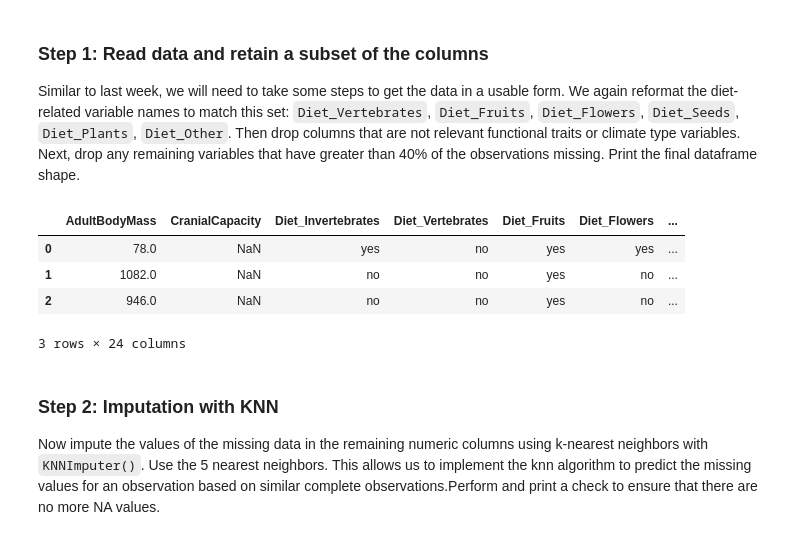
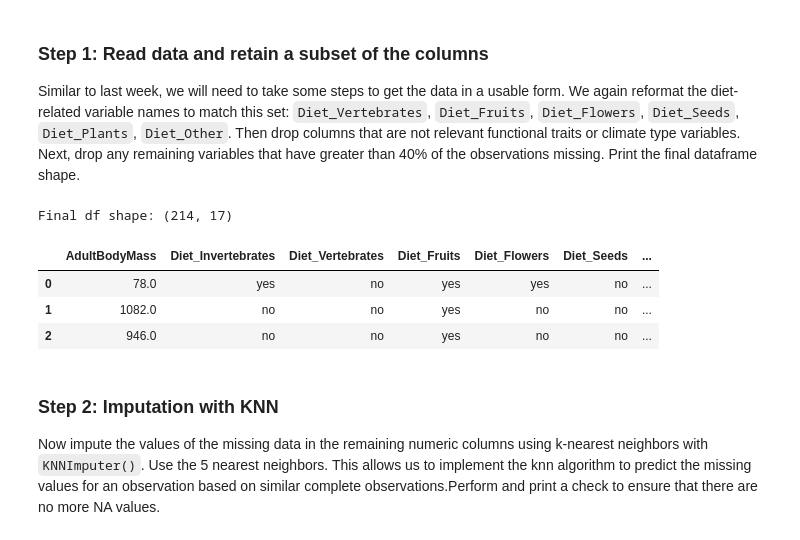
Before and after one commit to jorb1/EDS232-labs, a Jupyter notebook: week6/lab6-mammal-traits.ipynb, the cells around one changed output. Saved outputs shown, nothing was run; the diff lists cells and outputs as text; code cells hidden in the pictures.

```diff
--- a/week6/lab6-mammal-traits.ipynb
+++ b/week6/lab6-mammal-traits.ipynb
@@ -24,27 +26,28 @@ Similar to last week, we will need to take some steps to get the data in a usabl
 # %%
 dat = pd.read_csv("/courses/EDS232/Data/MamTraitData.csv", encoding="ISO-8859-1").rename(columns={
     'Diet: invertebrates': 'Diet_Invertebrates',
     'Diet: vertebrates': 'Diet_Vertebrates',
     'Diet: fruits': 'Diet_Fruits',
     'Diet: flower/nectar/pollen/gums': 'Diet_Flowers',
     'Diet: seeds': 'Diet_Seeds',
     'Diet: other plant materials': 'Diet_Plants',
     'Diet: scavenge; garbage; carrion; carcasses': 'Diet_Other'
 })
 
+# Drop variables that have greater that 40% observations missing
+dat = dat.dropna(thresh = len(dat)*0.6, axis = 1)
 
+# Print the final df shape
+print(f"Final df shape: {dat.shape}")
+
+# Show the head of the df
 dat.head(3)
-
-
-
-
-#print(f"Final DataFrame shape: ")
 # %% [output]
+Final df shape: (214, 17)
-|  | AdultBodyMass | CranialCapacity | Diet_Invertebrates | Diet_Vertebrates | Diet_Fruits | Diet_Flowers | ... |
-| 0 | 78.0 | NaN | yes | no | yes | yes | ... |
-| 1 | 1082.0 | NaN | no | no | yes | no | ... |
-| 2 | 946.0 | NaN | no | no | yes | no | ... |
+|  | AdultBodyMass | Diet_Invertebrates | Diet_Vertebrates | Diet_Fruits | Diet_Flowers | Diet_Seeds | ... |
+| 0 | 78.0 | yes | no | yes | yes | no | ... |
+| 1 | 1082.0 | no | no | yes | no | no | ... |
+| 2 | 946.0 | no | no | yes | no | no | ... |
-3 rows × 24 columns
 # %% [markdown]
 ### Step 2: Imputation with KNN
 Now impute the values of the missing data in the remaining numeric columns using k-nearest neighbors with `KNNImputer()`. Use the 5 nearest neighbors. This allows us to implement the knn algorithm to predict the missing values for an observation based on similar complete observations.Perform and print a check to ensure that there are no more NA values.
```
Also changed, not shown: parts of 7 cells of this notebook, 1 other file.
